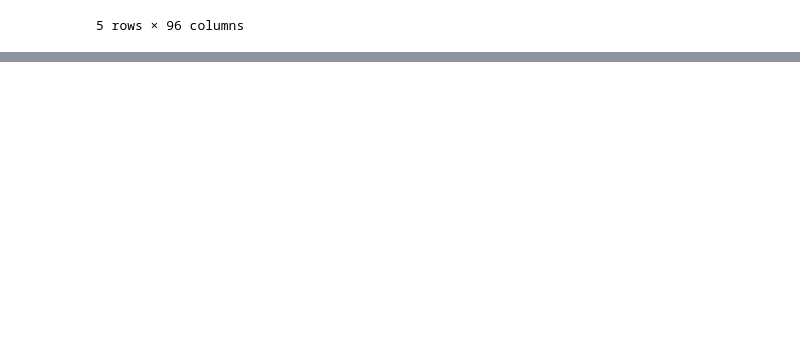
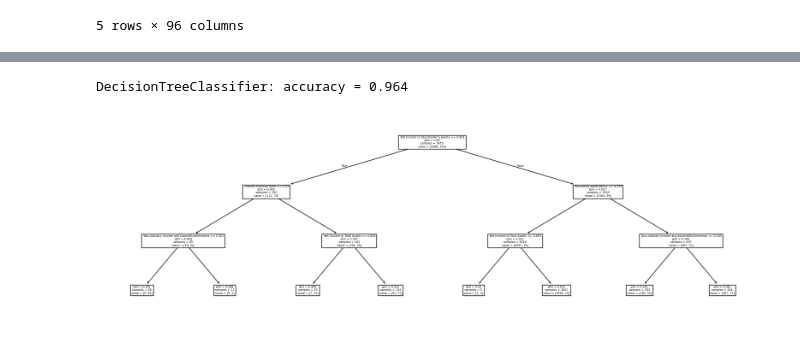
Before and after one commit to Bahbunb/MY-DAC-Curriculum, a Jupyter notebook: DAC-006_Machine_Learning/DAC-006-Intro_to_ML_Tutorial.ipynb, the cells around one changed output, grey strips where cells are left out. Drawn from its saved outputs; the diff is of its cells as text; code cells hidden in the pictures; blank space fills up the shorter version.

Commit message:
Decision tree CART

```diff
--- a/DAC-006_Machine_Learning/DAC-006-Intro_to_ML_Tutorial.ipynb
+++ b/DAC-006_Machine_Learning/DAC-006-Intro_to_ML_Tutorial.ipynb
@@ -129,0 +212,27 @@ R2 (Linear Regression) = {:.3f} 0.6876902028723918
+# %%
+#For CART
+
+y = df['Bankrupt?']
+x = df.drop('Bankrupt?', axis=1)
+depth = 3 # depth of the tree
+
+
+# perform your train test split
+x_train, x_test, y_train, y_test = train_test_split(x, y, test_size=0.2, random_state=42)
+
+sk_model = DecisionTreeClassifier(max_depth=depth,
+                                  random_state=1)
+sk_model.fit(x_train, y_train)
+sk_pred = sk_model.predict(x_test)
+acc = (y_test == sk_pred).mean()
+print('DecisionTreeClassifier: accuracy = {:.3f}'.format(acc))
+
+# plotting
+feature_names = x.columns.tolist()
+plt.figure(figsize=(20, 6))
+tree.plot_tree(sk_model,
+               feature_names=feature_names)
+plt.show()
+# %% [output]
+DecisionTreeClassifier: accuracy = 0.964
+[figure, added]
```
Also changed, not shown: parts of 12 cells of this notebook.
